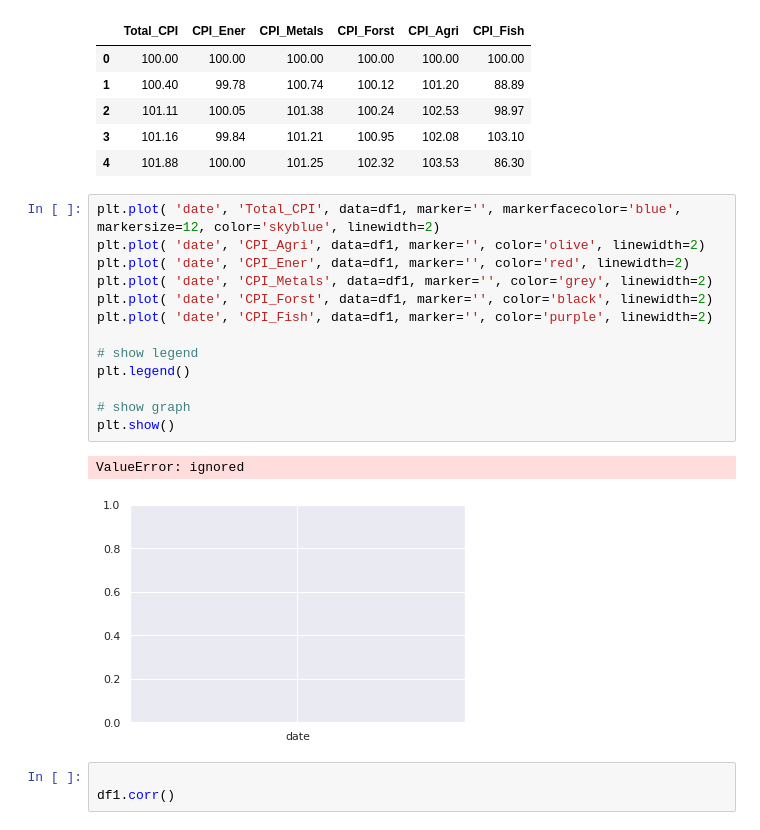
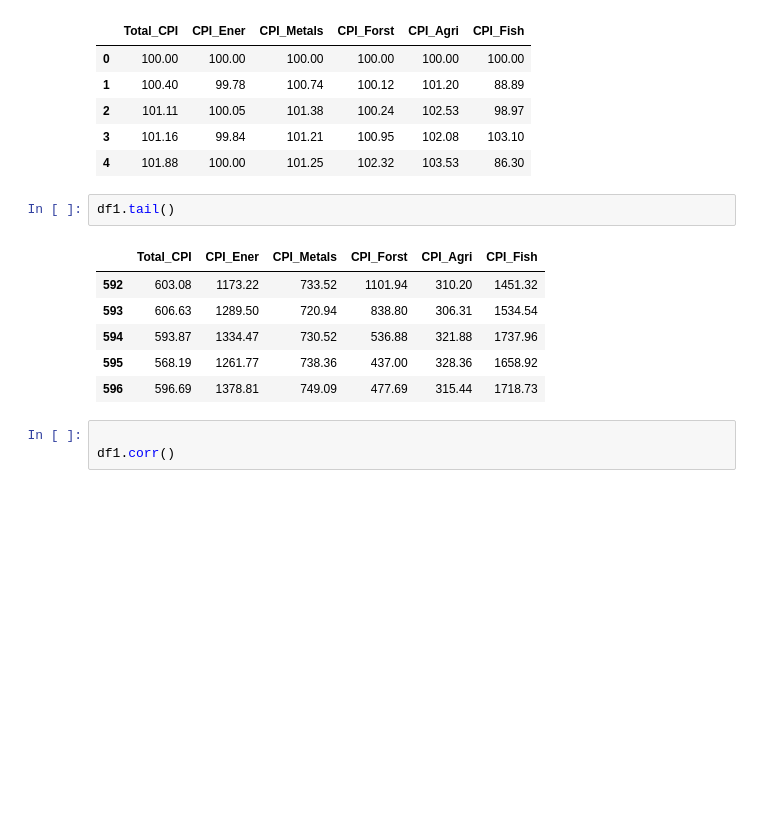
Before and after one commit to DataGalz/CIND820, a Jupyter notebook: CIND820.ipynb, the cells around one changed output. Saved outputs shown, nothing was run; the diff lists cells and outputs as text; blank space fills up the shorter version.

```diff
--- a/CIND820.ipynb
+++ b/CIND820.ipynb
@@ -246,22 +248,15 @@ df1.head()
 | 2 | 101.11 | 100.05 | 101.38 | 100.24 | 102.53 | 98.97 |
 | 3 | 101.16 | 99.84 | 101.21 | 100.95 | 102.08 | 103.10 |
 | 4 | 101.88 | 100.00 | 101.25 | 102.32 | 103.53 | 86.30 |
-# %%
-plt.plot( 'date', 'Total_CPI', data=df1, marker='', markerfacecolor='blue', markersize=12, color='skyblue', linewidth=2)
-plt.plot( 'date', 'CPI_Agri', data=df1, marker='', color='olive', linewidth=2)
-plt.plot( 'date', 'CPI_Ener', data=df1, marker='', color='red', linewidth=2)
-plt.plot( 'date', 'CPI_Metals', data=df1, marker='', color='grey', linewidth=2)
-plt.plot( 'date', 'CPI_Forst', data=df1, marker='', color='black', linewidth=2)
-plt.plot( 'date', 'CPI_Fish', data=df1, marker='', color='purple', linewidth=2)
-
-# show legend
-plt.legend()
-
-# show graph
-plt.show()
-# %% [output]
-ValueError: ignored
-[figure, removed]
+# %%
+df1.tail()
+# %% [output]
+|  | Total_CPI | CPI_Ener | CPI_Metals | CPI_Forst | CPI_Agri | CPI_Fish |
+| 592 | 603.08 | 1173.22 | 733.52 | 1101.94 | 310.20 | 1451.32 |
+| 593 | 606.63 | 1289.50 | 720.94 | 838.80 | 306.31 | 1534.54 |
+| 594 | 593.87 | 1334.47 | 730.52 | 536.88 | 321.88 | 1737.96 |
+| 595 | 568.19 | 1261.77 | 738.36 | 437.00 | 328.36 | 1658.92 |
+| 596 | 596.69 | 1378.81 | 749.09 | 477.69 | 315.44 | 1718.73 |
 # %%
 
 df1.corr()
```
Also changed, not shown: parts of 77 cells of this notebook.
